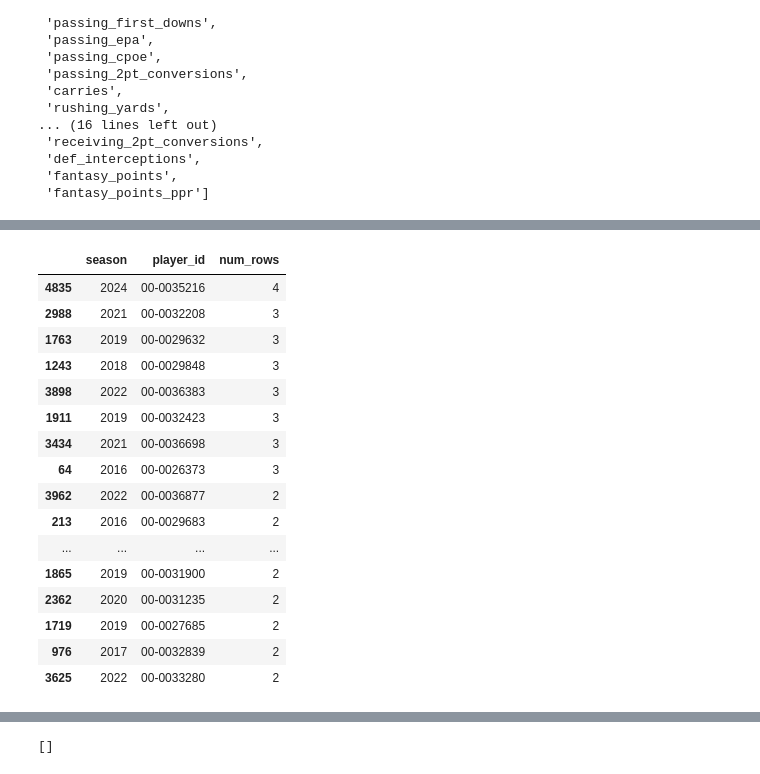
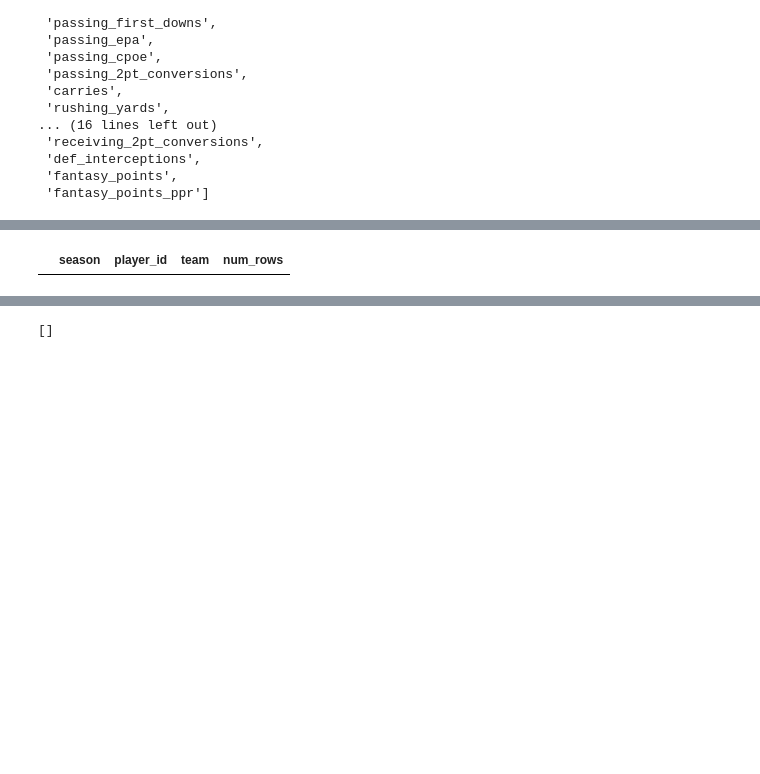
Before and after one commit to kylelevesque12/nfl-player-value-analysis, a Jupyter notebook: notebooks/02_data_cleaning.ipynb, the cells around one changed output, grey strips where cells are left out. Drawn from its saved outputs; the diff is of its cells as text; code cells hidden in the pictures; blank space fills up the shorter version.

Commit message:
Add NFL value scoring and modeling notebooks

```diff
--- a/notebooks/02_data_cleaning.ipynb
+++ b/notebooks/02_data_cleaning.ipynb
@@ -111,8 +128,6 @@ sum_cols = [
     "passing_yards",
     "passing_tds",
     "passing_interceptions",
-    "sacks",
-    "sack_yards",
     "sacks_suffered",
     "sack_yards_lost",
     "passing_air_yards",
@@ -145,7 +160,9 @@ sum_cols = [
 # Keep only columns that actually exist in the nflreadpy export.
 sum_cols = [col for col in sum_cols if col in skill_weekly.columns]
 
-group_cols = ["season", "player_id", "player_name", "player_display_name", "position", "team"]
+# Do not group by player_name because it can change slightly within a season
+# for the same player_id, which would split one player-season-team into duplicates.
+group_cols = ["season", "player_id", "player_display_name", "position", "team"]
 
 skill_season = (
     skill_weekly
@@ -153,6 +170,25 @@ skill_season = (
     .sum()
 )
 
+# Keep one readable short player_name for convenience.
+player_names = (
+    skill_weekly
+    .sort_values(["season", "player_id", "team", "week"])
+    .groupby(["season", "player_id", "team"], as_index=False)["player_name"]
+    .first()
+)
+
+skill_season = skill_season.merge(
+    player_names,
+    on=["season", "player_id", "team"],
+    how="left"
+)
+
+# Put name columns near the front.
+front_cols = ["season", "player_id", "player_name", "player_display_name", "position", "team"]
+other_cols = [col for col in skill_season.columns if col not in front_cols]
+skill_season = skill_season[front_cols + other_cols]
+
 skill_season.head()
 # %% [output]
 |  | season | player_id | player_name | player_display_name | position | team | completions | attempts | ... |
@@ -380,35 +416,19 @@ skill_season.head()
 5 rows × 69 columns
 # %%
-# check for duplicates
-# duplicates could indicate that a player played for multiple teams in a season
-# this is okay for now but will need to be handled eventually
+# Check for duplicate player-season-team rows.
+# This should be empty after aggregation. Multi-team players should appear once per team stint.
 duplicates = (
     skill_season
-    .groupby(["season", "player_id"])
+    .groupby(["season", "player_id", "team"])
     .size()
     .reset_index(name="num_rows")
+    .query("num_rows > 1")
     .sort_values("num_rows", ascending=False)
 )
 
 duplicates.head(20)
 # %% [output]
-|  | season | player_id | num_rows |
-| 4835 | 2024 | 00-0035216 | 4 |
-| 2988 | 2021 | 00-0032208 | 3 |
-| 1763 | 2019 | 00-0029632 | 3 |
-| 1243 | 2018 | 00-0029848 | 3 |
-| 3898 | 2022 | 00-0036383 | 3 |
-| 1911 | 2019 | 00-0032423 | 3 |
-| 3434 | 2021 | 00-0036698 | 3 |
-| 64 | 2016 | 00-0026373 | 3 |
-| 3962 | 2022 | 00-0036877 | 2 |
-| 213 | 2016 | 00-0029683 | 2 |
-| ... | ... | ... | ... |
-| 1865 | 2019 | 00-0031900 | 2 |
-| 2362 | 2020 | 00-0031235 | 2 |
-| 1719 | 2019 | 00-0027685 | 2 |
-| 976 | 2017 | 00-0032839 | 2 |
-| 3625 | 2022 | 00-0033280 | 2 |
+|  | season | player_id | team | num_rows |
 # %%
 # missing values in roster variables
 # draft_number has a high missing value percentage, could be due to many undrafted players
```
Also changed, not shown: parts of 11 cells of this notebook, 4 other files.
